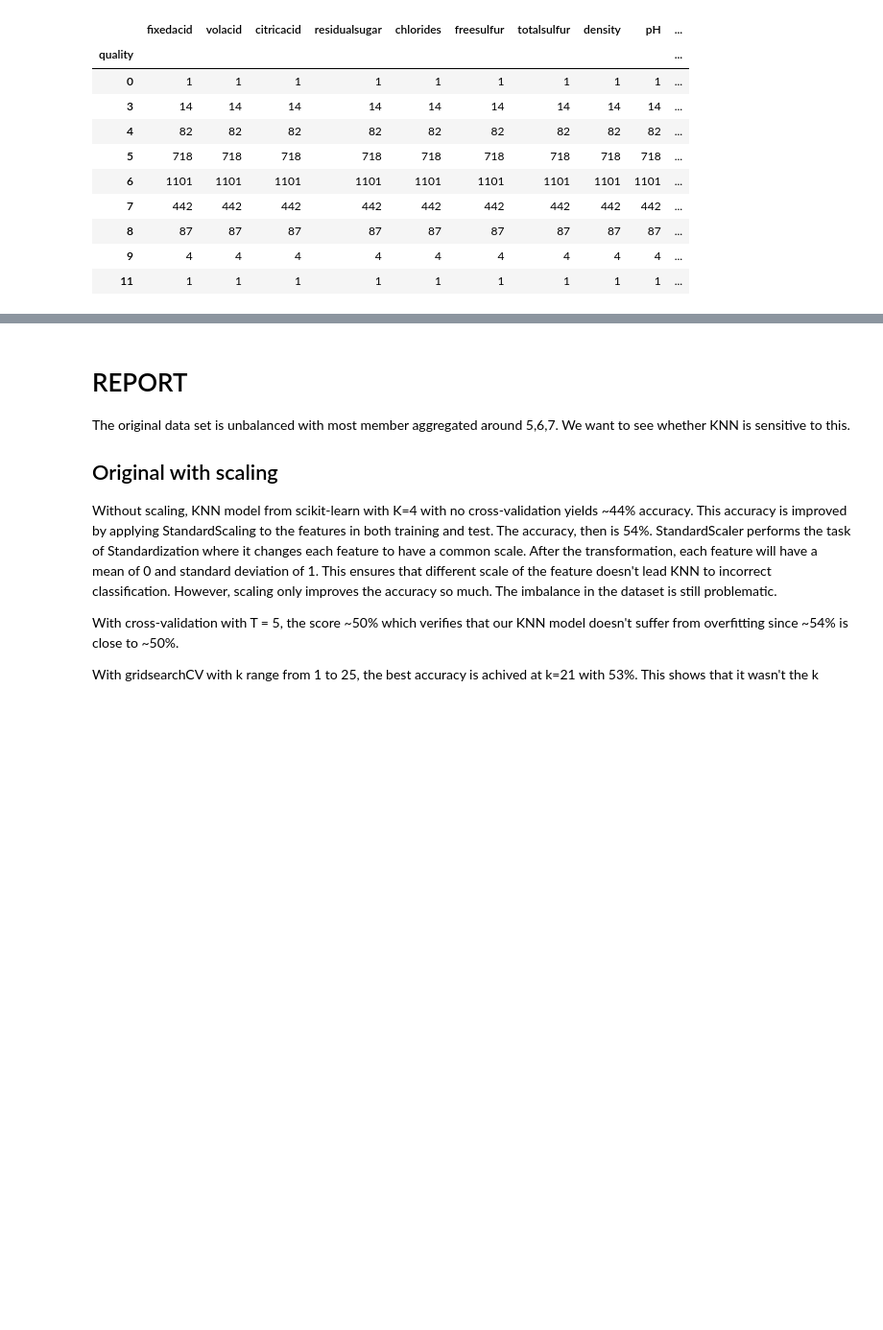
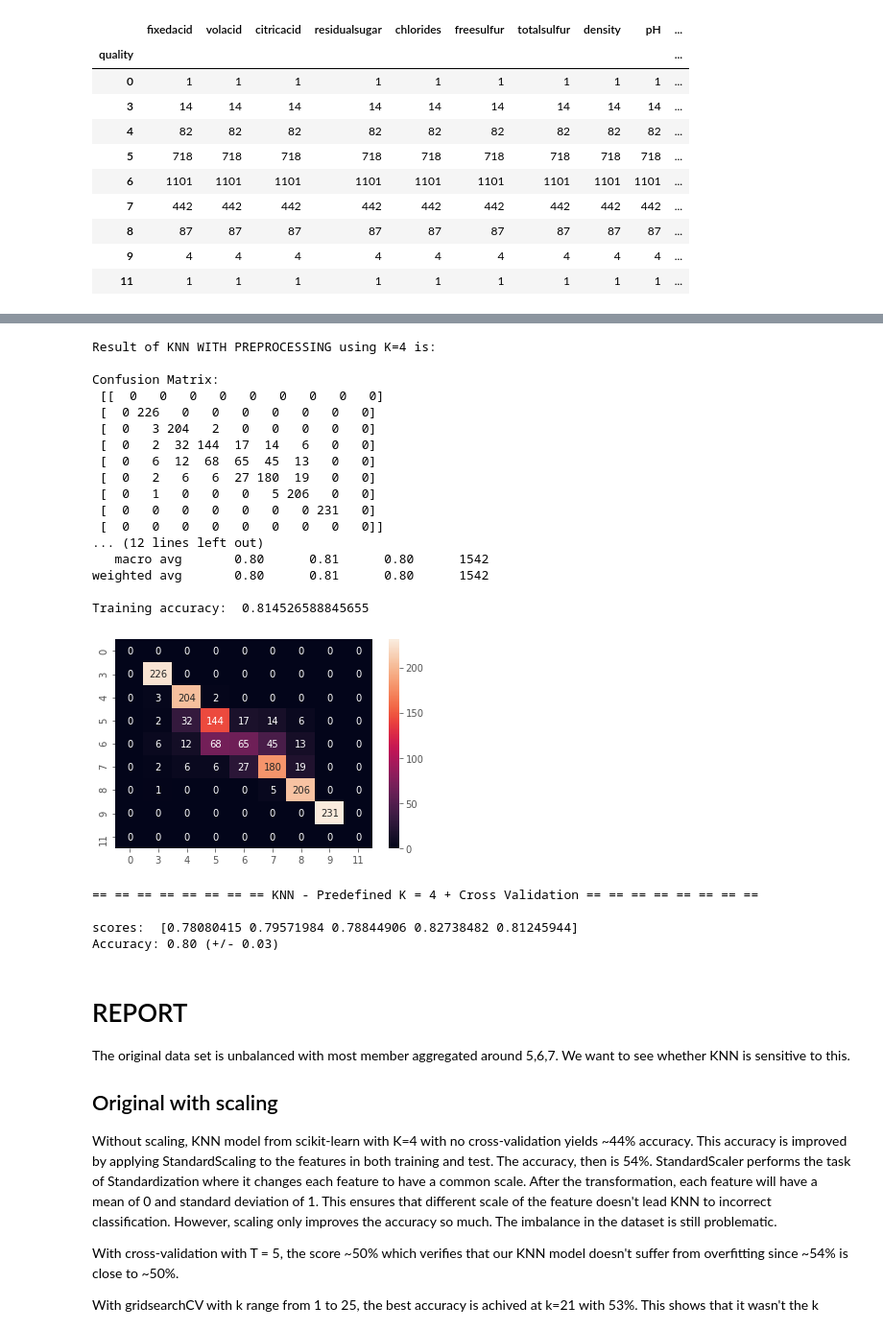
Before and after one commit to Nehabhoi/KNN, a Jupyter notebook: KNN - FINAL REPORT.ipynb, the cells around one changed output, grey strips where cells are left out. Shown at 96% size. Drawn from its saved outputs; the diff is of its cells as text; code cells hidden in the pictures; blank space fills up the shorter version.

```diff
--- a/KNN - FINAL REPORT.ipynb
+++ b/KNN - FINAL REPORT.ipynb
@@ -274,20 +294,30 @@ print("Accuracy: %0.2f (+/- %0.2f)" % (scores.mean(), scores.std() * 2))
-# %%
-search_space = [{'knn__n_neighbors': range(R1, R2+1)}]
-pipeline= Pipeline([('sc', sc), ('knn', KNeighborsClassifier(n_jobs=-1))])
-clf = GridSearchCV(pipeline, search_space, cv=T, scoring="accuracy")
-clf.fit(X_res, y_res)
-
-grid_df = pd.DataFrame(clf.cv_results_).sort_values(by=['rank_test_score']).set_index('rank_test_score')
-display_cols = ['param_knn__n_neighbors', "mean_test_score", "std_test_score"]
-
-print("\n== == == == == == == == KNN - GridSearchCV with K = [{},...,{}] == == == == == == == ==\n".format(R1, R2))
-plt.plot(list(range(R1, R2+1)), clf.cv_results_["mean_test_score"])
-plt.xlabel('Value of K for KNN')
-plt.ylabel('Cross-Validated Accuracy')
-print("Grid result by descending rank test score is: \n{}".format(grid_df[display_cols]))
-print("Best score: ", clf.best_score_)
-print("Best param: ", clf.best_params_)
-print("Best estimator: ", clf.best_estimator_)
-
-best_line = { key : clf.cv_results_[key][clf.best_index_] for key in clf.cv_results_.keys() }
-print("Best accuracy: %0.2f (+/- %0.2f) when k = %.0f" % (best_line['mean_test_score'], best_line['std_test_score'] * 2, best_line['param_knn__n_neighbors']))
+# %%
+## KNN ##
+knn(X_res, y_res, K)
+# %% [output]
+Result of KNN WITH PREPROCESSING using K=4 is:
+
+Confusion Matrix:
+ [[  0   0   0   0   0   0   0   0   0]
+ [  0 226   0   0   0   0   0   0   0]
+ [  0   3 204   2   0   0   0   0   0]
+ [  0   2  32 144  17  14   6   0   0]
+ [  0   6  12  68  65  45  13   0   0]
+ [  0   2   6   6  27 180  19   0   0]
+ [  0   1   0   0   0   5 206   0   0]
+ [  0   0   0   0   0   0   0 231   0]
+ [  0   0   0   0   0   0   0   0   0]]
+... (12 lines left out)
+   macro avg       0.80      0.81      0.80      1542
+weighted avg       0.80      0.81      0.80      1542
+
+Training accuracy:  0.814526588845655
+[figure, added]
+# %%
+## KNN WITH CROSS VALIDATION ##
+knn_with_cross_validation(X_res, y_res, K, T)
+# %% [output]
+== == == == == == == == KNN - Predefined K = 4 + Cross Validation == == == == == == == ==
+
+scores:  [0.78080415 0.79571984 0.78844906 0.82738482 0.81245944]
+Accuracy: 0.80 (+/- 0.03)
```
Also changed, not shown: parts of 14 cells of this notebook, 1 other file.
